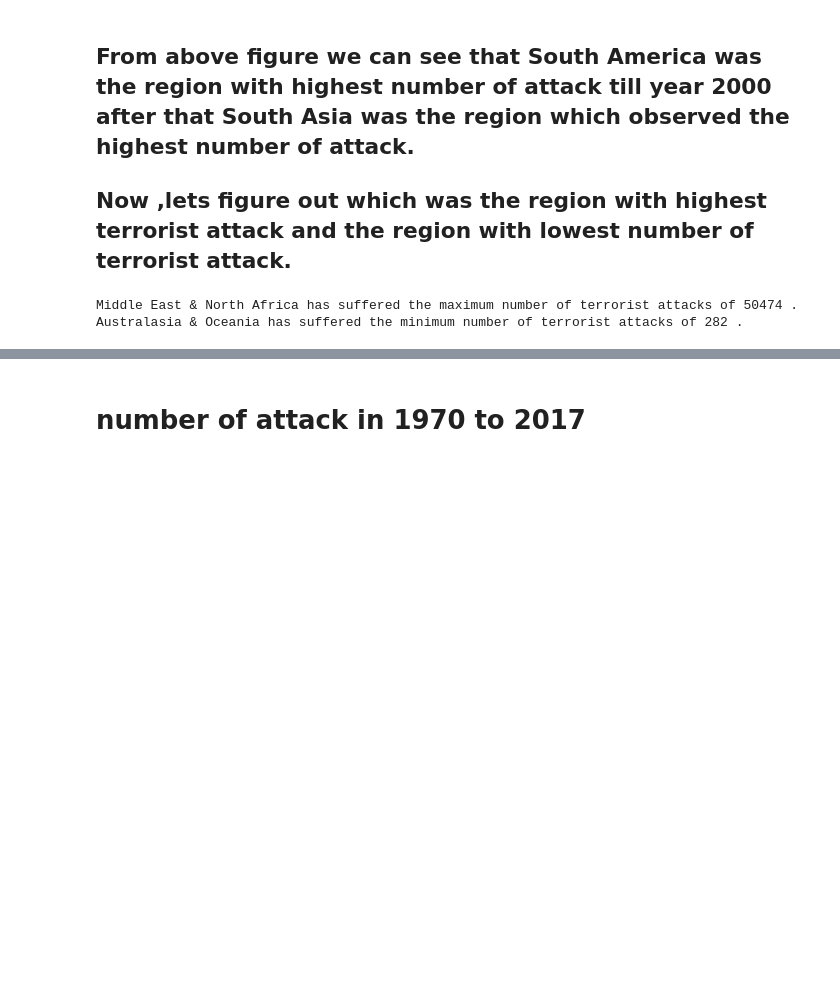
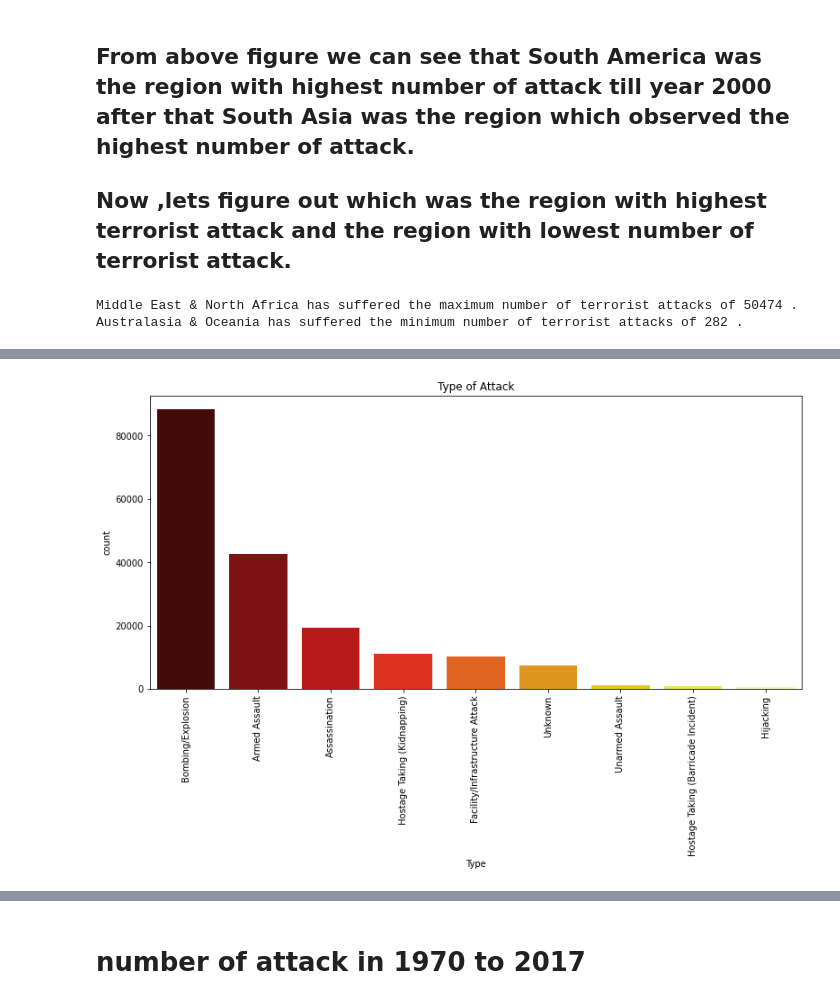
Before and after one commit to Samikshab99/Global-Terrorism-Analysis-EDA, a Jupyter notebook: Copy_of_Global_Terrorism_Analysis_Capstone_Project.ipynb, the cells around one changed output, grey strips where cells are left out. Drawn from its saved outputs; the diff is of its cells as text; code cells hidden in the pictures; blank space fills up the shorter version.

```diff
--- a/Copy_of_Global_Terrorism_Analysis_Capstone_Project.ipynb
+++ b/Copy_of_Global_Terrorism_Analysis_Capstone_Project.ipynb
@@ -237,0 +241,11 @@ Australasia & Oceania has suffered the minimum number of terrorist attacks of 28
+# %%
+#Finding the type of terrorist attack and ploting the graph
+plt.figure(figsize=(13,6))
+sns.countplot(data['attacktype1_txt'],order=data['attacktype1_txt'].value_counts().index,
+              palette='hot')
+plt.xticks(rotation=90)
+plt.xlabel('Type')
+plt.title('Type of Attack')
+plt.show()
+# %% [output]
+[figure, added]
```
Also changed, not shown: parts of 9 cells of this notebook.
